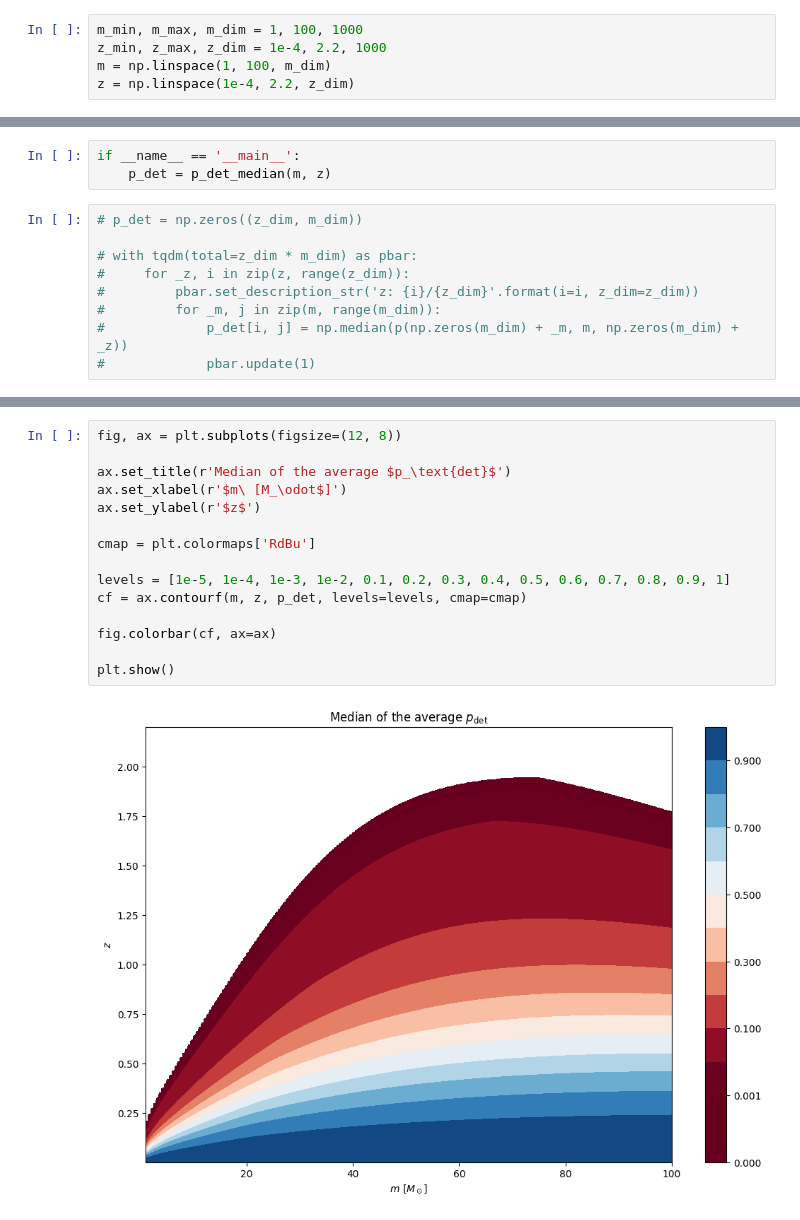
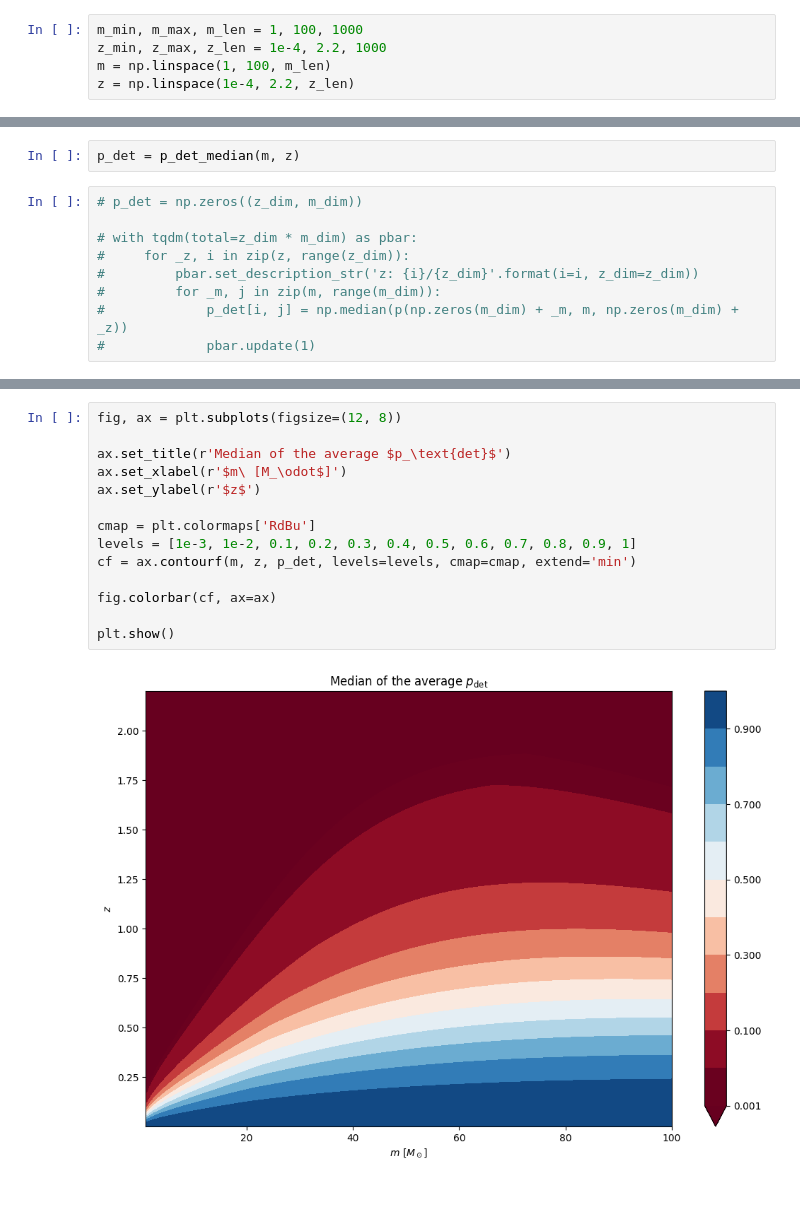
Before and after one commit to F3Solid/master_thesis, a Jupyter notebook: p_det.ipynb, the cells around one changed output, grey strips where cells are left out. Saved outputs shown, nothing was run; the diff lists cells and outputs as text.

```diff
--- a/p_det.ipynb
+++ b/p_det.ipynb
@@ -9,5 +9,5 @@ p = gwdet.detectability()
 # %%
-m_min, m_max, m_dim = 1, 100, 1000
-z_min, z_max, z_dim = 1e-4, 2.2, 1000
-m = np.linspace(1, 100, m_dim)
-z = np.linspace(1e-4, 2.2, z_dim)
+m_min, m_max, m_len = 1, 100, 1000
+z_min, z_max, z_len = 1e-4, 2.2, 1000
+m = np.linspace(1, 100, m_len)
+z = np.linspace(1e-4, 2.2, z_len)
@@ -14,6 +31,5 @@ z = np.linspace(1e-4, 2.2, z_dim)
 # %%
-if __name__ == '__main__':
-    p_det = p_det_median(m, z)
+p_det = p_det_median(m, z)
 # %%
 # p_det = np.zeros((z_dim, m_dim))
 
@@ -46,17 +57,16 @@ plt.show()
 # %%
 fig, ax = plt.subplots(figsize=(12, 8))
 
 ax.set_title(r'Median of the average $p_\text{det}$')
 ax.set_xlabel(r'$m\ [M_\odot$]')
 ax.set_ylabel(r'$z$')
 
 cmap = plt.colormaps['RdBu']
-
-levels = [1e-5, 1e-4, 1e-3, 1e-2, 0.1, 0.2, 0.3, 0.4, 0.5, 0.6, 0.7, 0.8, 0.9, 1]
-cf = ax.contourf(m, z, p_det, levels=levels, cmap=cmap)
+levels = [1e-3, 1e-2, 0.1, 0.2, 0.3, 0.4, 0.5, 0.6, 0.7, 0.8, 0.9, 1]
+cf = ax.contourf(m, z, p_det, levels=levels, cmap=cmap, extend='min')
 
 fig.colorbar(cf, ax=ax)
 
 plt.show()
 # %% [output]
-[figure, old version]
+[figure, new version]
```
Also changed, not shown: parts of 4 cells of this notebook.
